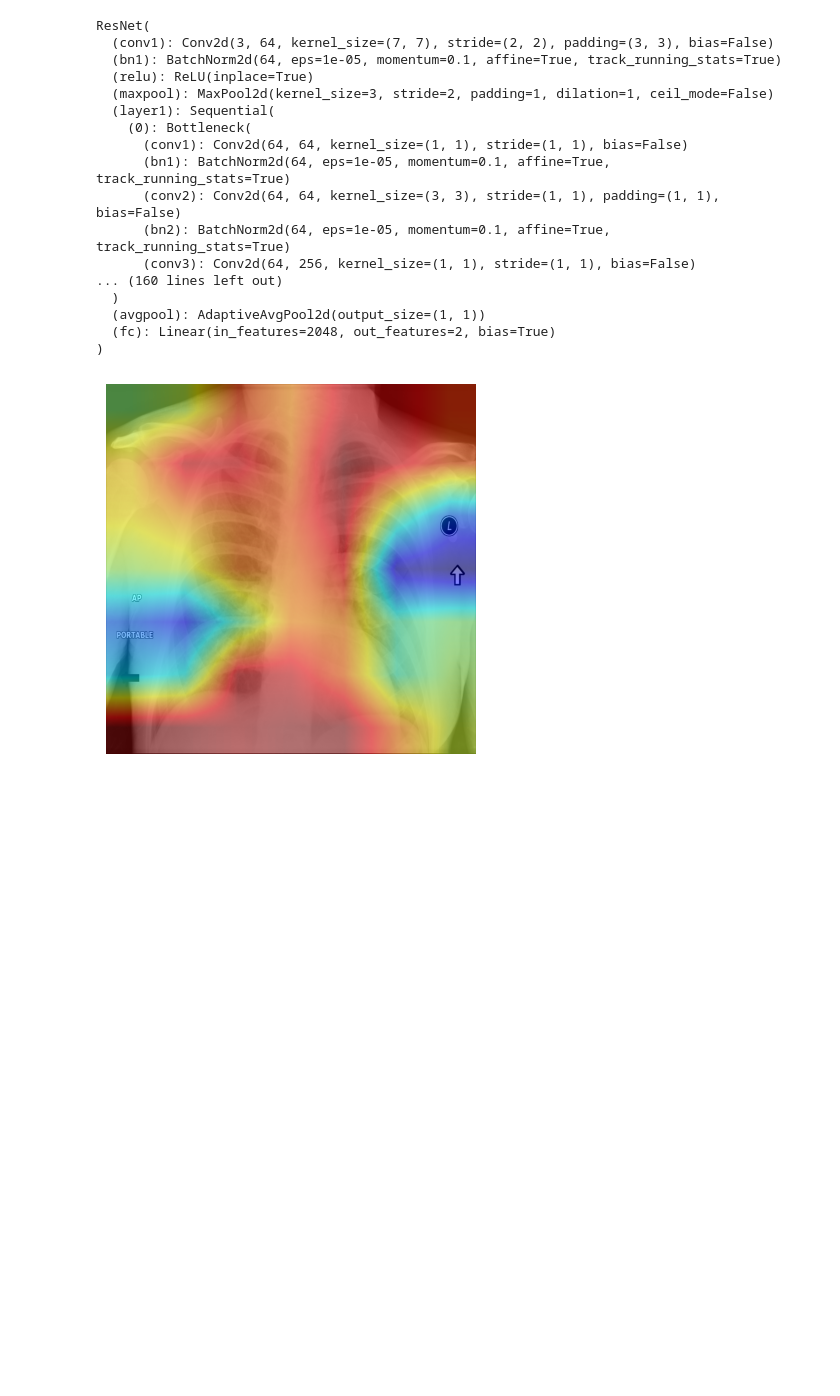
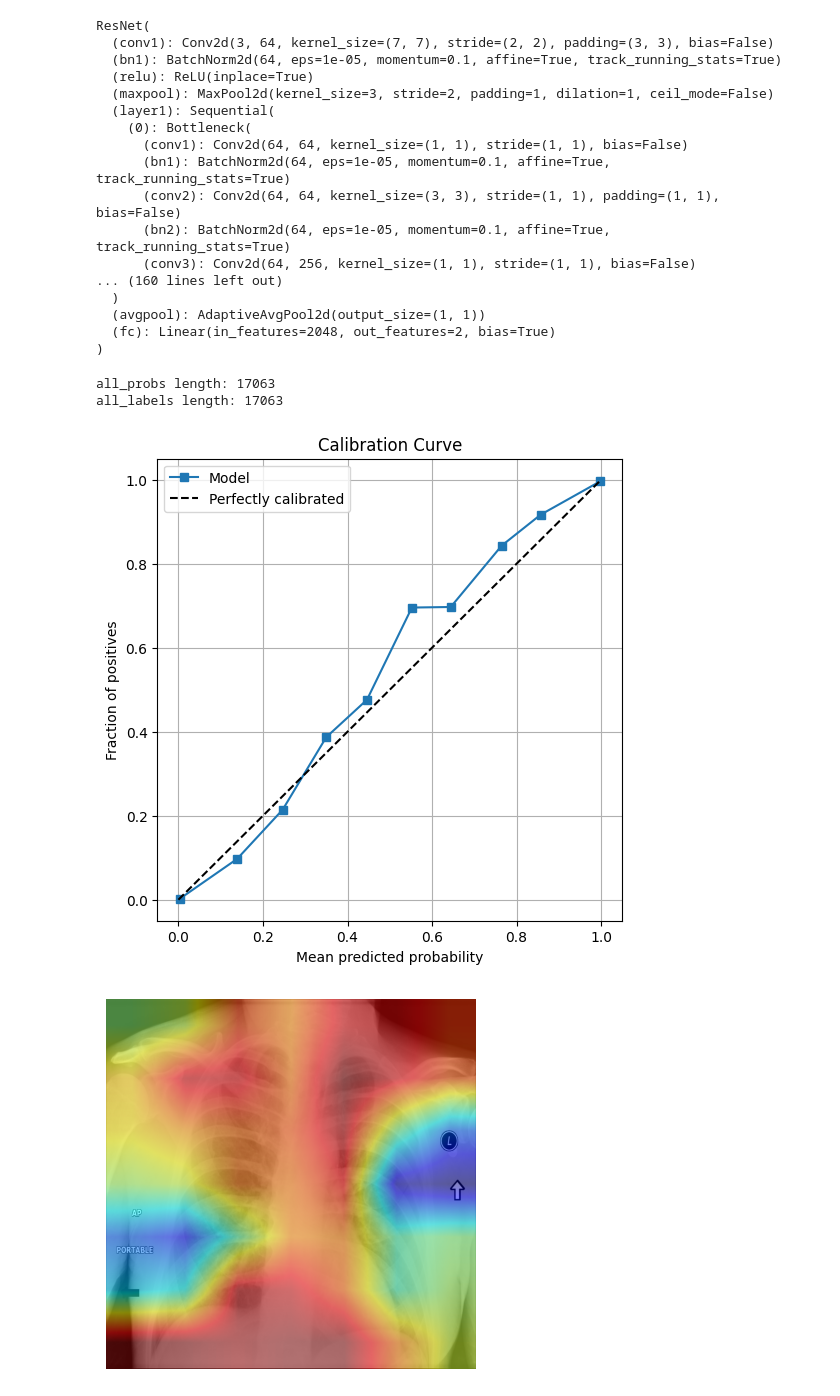
Before and after one commit to furkan-uzmez/NIHChestXrays, a Jupyter notebook: resnet50/resnet50deneme.ipynb, the cells around one changed output. Cells and saved outputs as stored; diff of their text form; code cells hidden in the pictures; blank space fills up the shorter version.

Commit message:
plot calibration curve

```diff
--- a/resnet50/resnet50deneme.ipynb
+++ b/resnet50/resnet50deneme.ipynb
@@ -70,8 +70,8 @@ Validation size :  16491
 Test size :  17063
 # %%
 train_dataloader = DataLoader(train_dataset, batch_size=64, shuffle=True,num_workers=10)
-val_dataloader = DataLoader(val_dataset, batch_size=64, shuffle=True,num_workers=10)
-test_dataloader = DataLoader(test_dataset, batch_size=64, shuffle=True,num_workers=10)
+val_dataloader = DataLoader(val_dataset, batch_size=64, shuffle=False,num_workers=10)
+test_dataloader = DataLoader(test_dataset, batch_size=64, shuffle=False,num_workers=10)
 # %%
 train_losses, train_accuracies, val_losses, val_accuracies = train(model, train_dataloader, val_dataloader, criterion, optimizer, device,save_path='models/resnet50nofinetunebestmodel.pth',num_epochs=EPOCHS,patience=5)
 # %% [output]
@@ -179,7 +179,7 @@ model = models.resnet50(pretrained=True)
 # Son katmanı 2 sınıflı yap
 model.fc = nn.Linear(model.fc.in_features, 2)
 
-checkpoint_path = 'models/best_model.pth'
+checkpoint_path = 'models/resnet50nofinetunebestmodel.pth'
 state_dict = torch.load(checkpoint_path)
 
 # 3. state_dict'i modele yükle
@@ -205,6 +205,49 @@ ResNet(
   (avgpool): AdaptiveAvgPool2d(output_size=(1, 1))
   (fc): Linear(in_features=2048, out_features=2, bias=True)
 )
+# %%
+from tqdm import tqdm
+
+all_probs = []
+all_labels = []
+
+with torch.no_grad():
+    for inputs, labels in tqdm(test_dataloader, desc="Test verisi işleniyor"):
+        outputs = model(inputs)  # Boyut: [batch_size, 1]
+        probs = torch.softmax(outputs, dim=1)[:, 1]  # sadece class 1 ihtimali
+        all_probs.extend(probs.cpu().numpy())  # Only add once!
+
+        if labels.ndim == 2:
+            labels = labels.argmax(dim=1)
+        all_labels.extend(labels.cpu().numpy())
+# %%
+
+# Print shapes to verify they match
+print(f"all_probs length: {len(all_probs)}")
+print(f"all_labels length: {len(all_labels)}")
+# %% [output]
+all_probs length: 17063
+all_labels length: 17063
+# %%
+import matplotlib.pyplot as plt
+
+# Kalibrasyon eğrisi hesapla
+fraction_of_positives, mean_predicted_value = calibration_curve(
+    all_labels, all_probs, n_bins=10, strategy='uniform'
+)
+
+# Grafik çiz
+plt.figure(figsize=(6, 6))
+plt.plot(mean_predicted_value, fraction_of_positives, "s-", label="Model")
+plt.plot([0, 1], [0, 1], "k--", label="Perfectly calibrated")
+plt.xlabel("Mean predicted probability")
+plt.ylabel("Fraction of positives")
+plt.title("Calibration Curve")
+plt.legend()
+plt.grid(True)
+plt.show()
+# %% [output]
+[figure, added]
 # %%
 test_image_path = test_dataset.get_path(0)
 # %%
```
